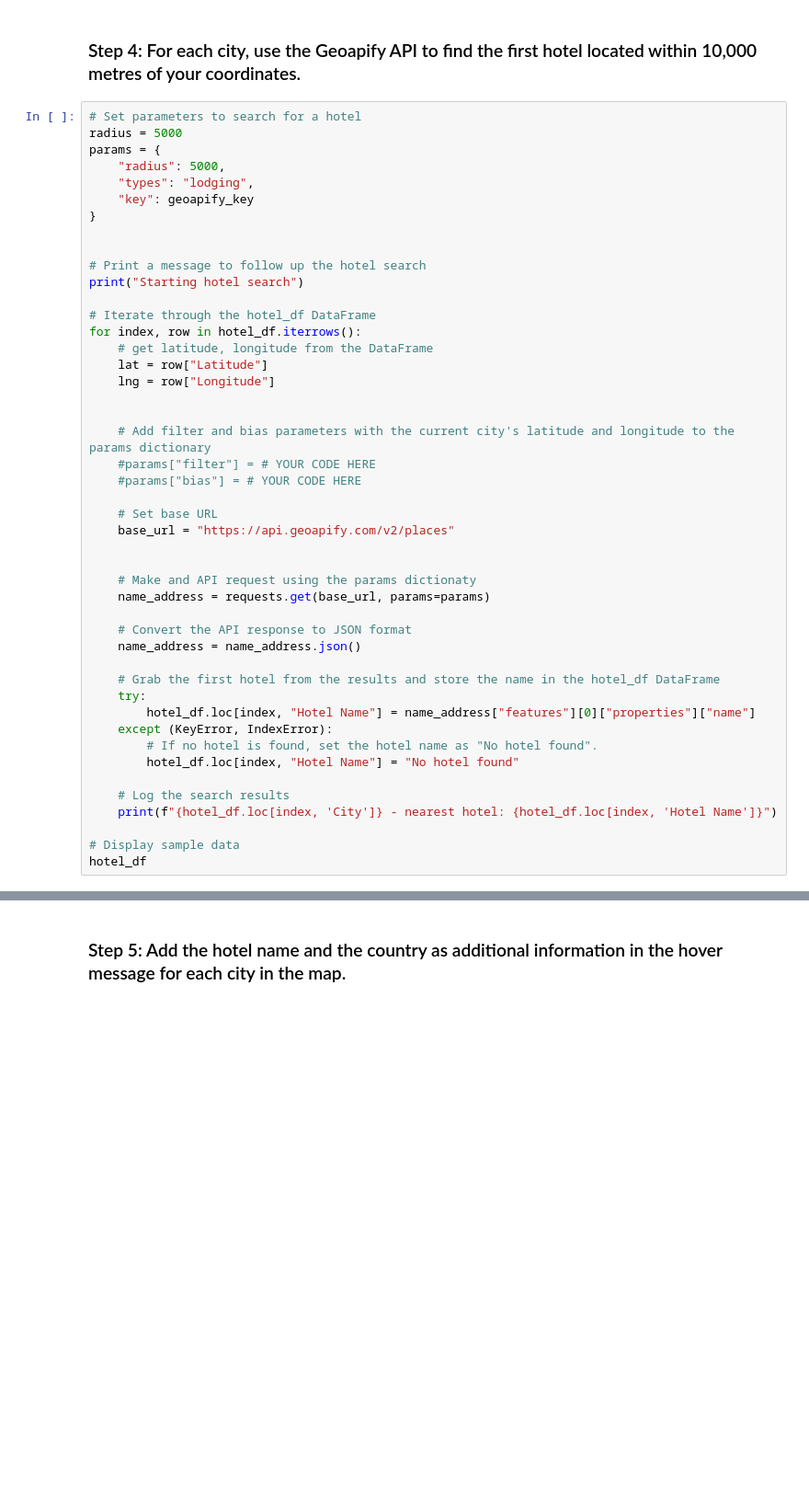
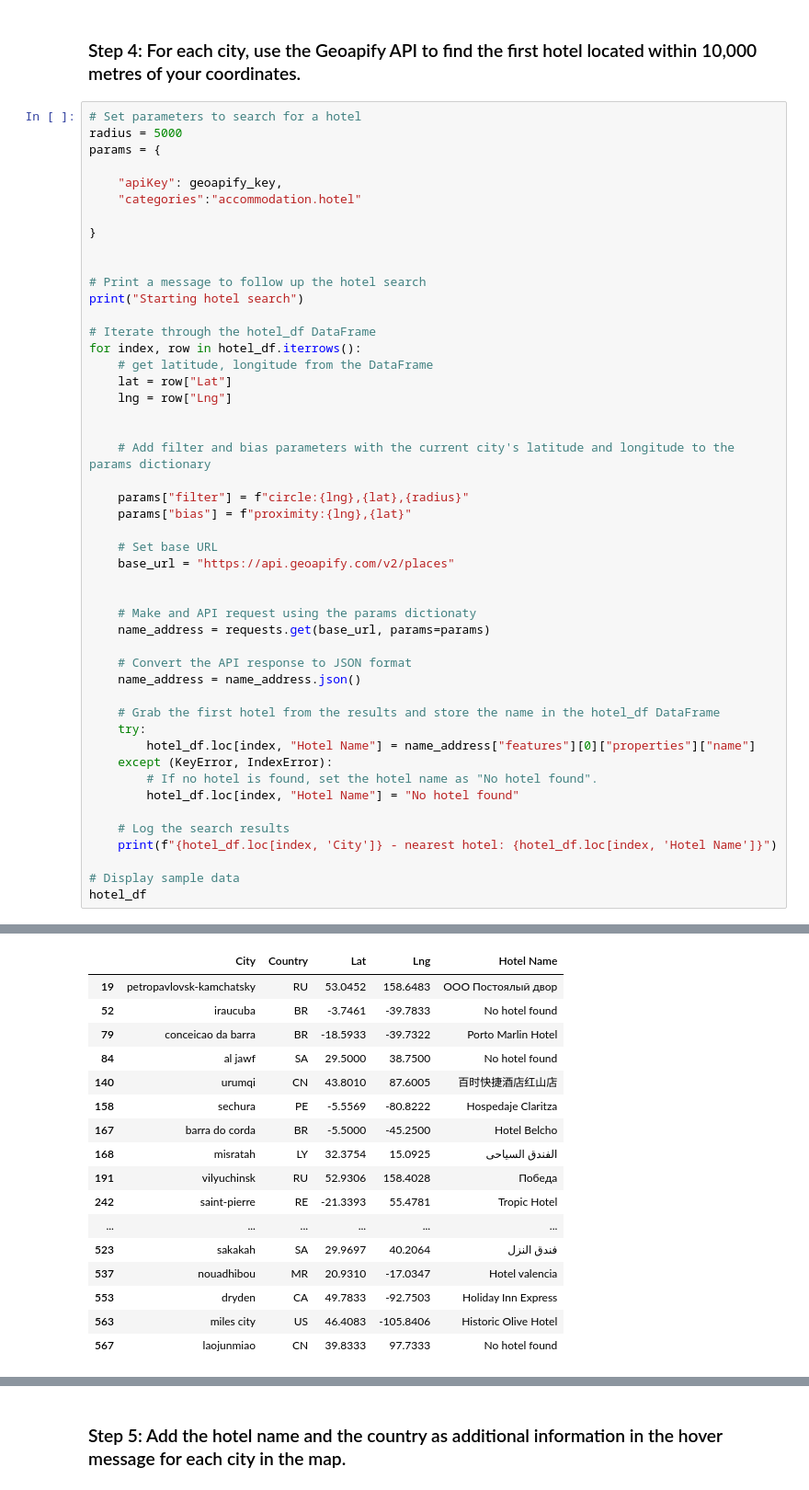
Before and after one commit to elawal/python-api-challenge, a Jupyter notebook: VacationPy.ipynb, the cells around one changed output, grey strips where cells are left out. Shown at 92% size. Cells and saved outputs as stored; diff of their text form; blank space fills up the shorter version.

```diff
--- a/VacationPy.ipynb
+++ b/VacationPy.ipynb
@@ -118,9 +129,10 @@ hotel_df
 # Set parameters to search for a hotel
 radius = 5000
 params = {
-    "radius": 5000,
-    "types": "lodging",
-    "key": geoapify_key
+
+    "apiKey": geoapify_key,
+    "categories":"accommodation.hotel"
+
 }
 
 
@@ -130,13 +142,14 @@ print("Starting hotel search")
 # Iterate through the hotel_df DataFrame
 for index, row in hotel_df.iterrows():
     # get latitude, longitude from the DataFrame
-    lat = row["Latitude"]
-    lng = row["Longitude"]
+    lat = row["Lat"]
+    lng = row["Lng"]
 
 
     # Add filter and bias parameters with the current city's latitude and longitude to the params dictionary
-    #params["filter"] = # YOUR CODE HERE
-    #params["bias"] = # YOUR CODE HERE
+
+    params["filter"] = f"circle:{lng},{lat},{radius}"
+    params["bias"] = f"proximity:{lng},{lat}"
 
     # Set base URL
     base_url = "https://api.geoapify.com/v2/places"
@@ -164,0 +194,17 @@ NameError: name 'geoapify_key' is not defined
+|  | City | Country | Lat | Lng | Hotel Name |
+| 19 | petropavlovsk-kamchatsky | RU | 53.0452 | 158.6483 | ООО Постоялый двор |
+| 52 | iraucuba | BR | -3.7461 | -39.7833 | No hotel found |
+| 79 | conceicao da barra | BR | -18.5933 | -39.7322 | Porto Marlin Hotel |
+| 84 | al jawf | SA | 29.5000 | 38.7500 | No hotel found |
+| 140 | urumqi | CN | 43.8010 | 87.6005 | 百时快捷酒店红山店 |
+| 158 | sechura | PE | -5.5569 | -80.8222 | Hospedaje Claritza |
+| 167 | barra do corda | BR | -5.5000 | -45.2500 | Hotel Belcho |
+| 168 | misratah | LY | 32.3754 | 15.0925 | الفندق السياحى |
+| 191 | vilyuchinsk | RU | 52.9306 | 158.4028 | Победа |
+| 242 | saint-pierre | RE | -21.3393 | 55.4781 | Tropic Hotel |
+| ... | ... | ... | ... | ... | ... |
+| 523 | sakakah | SA | 29.9697 | 40.2064 | فندق النزل |
+| 537 | nouadhibou | MR | 20.9310 | -17.0347 | Hotel valencia |
+| 553 | dryden | CA | 49.7833 | -92.7503 | Holiday Inn Express |
+| 563 | miles city | US | 46.4083 | -105.8406 | Historic Olive Hotel |
+| 567 | laojunmiao | CN | 39.8333 | 97.7333 | No hotel found |
```
Also changed, not shown: parts of 9 cells of this notebook.
